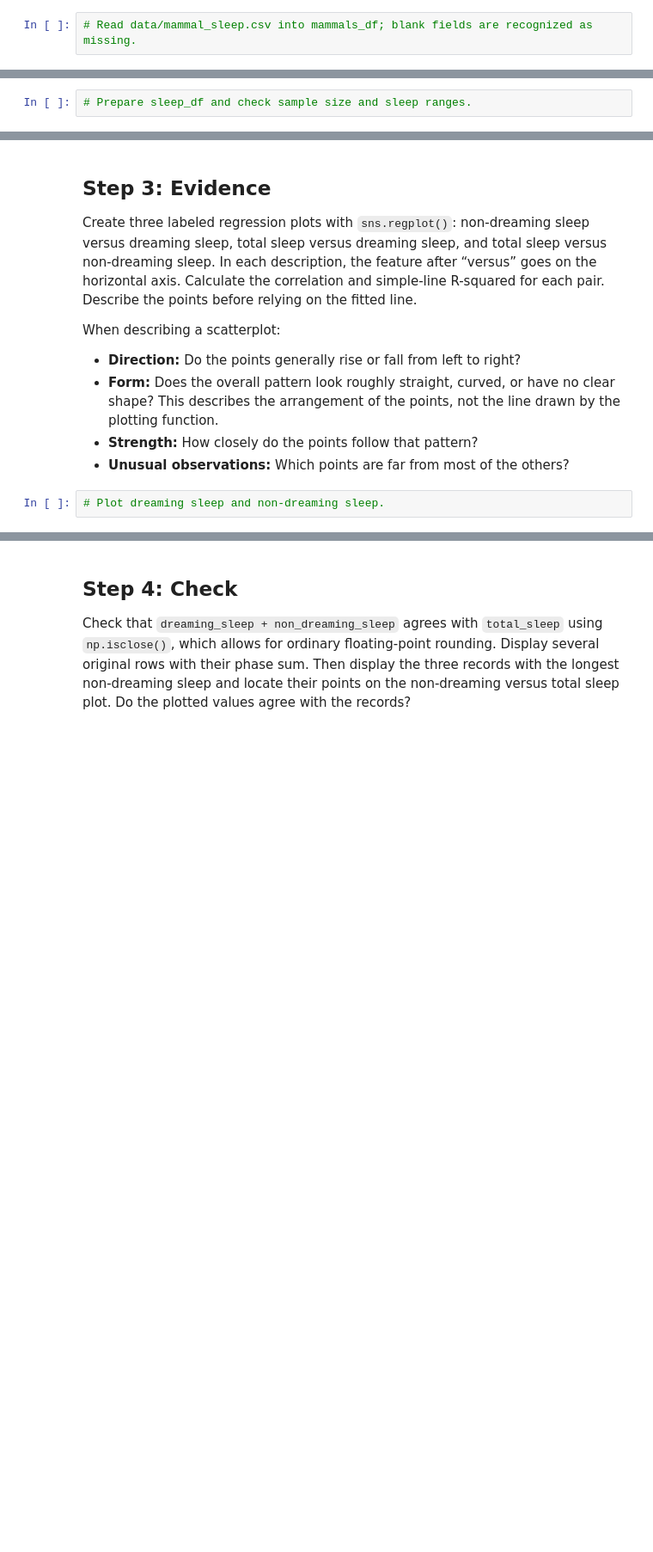
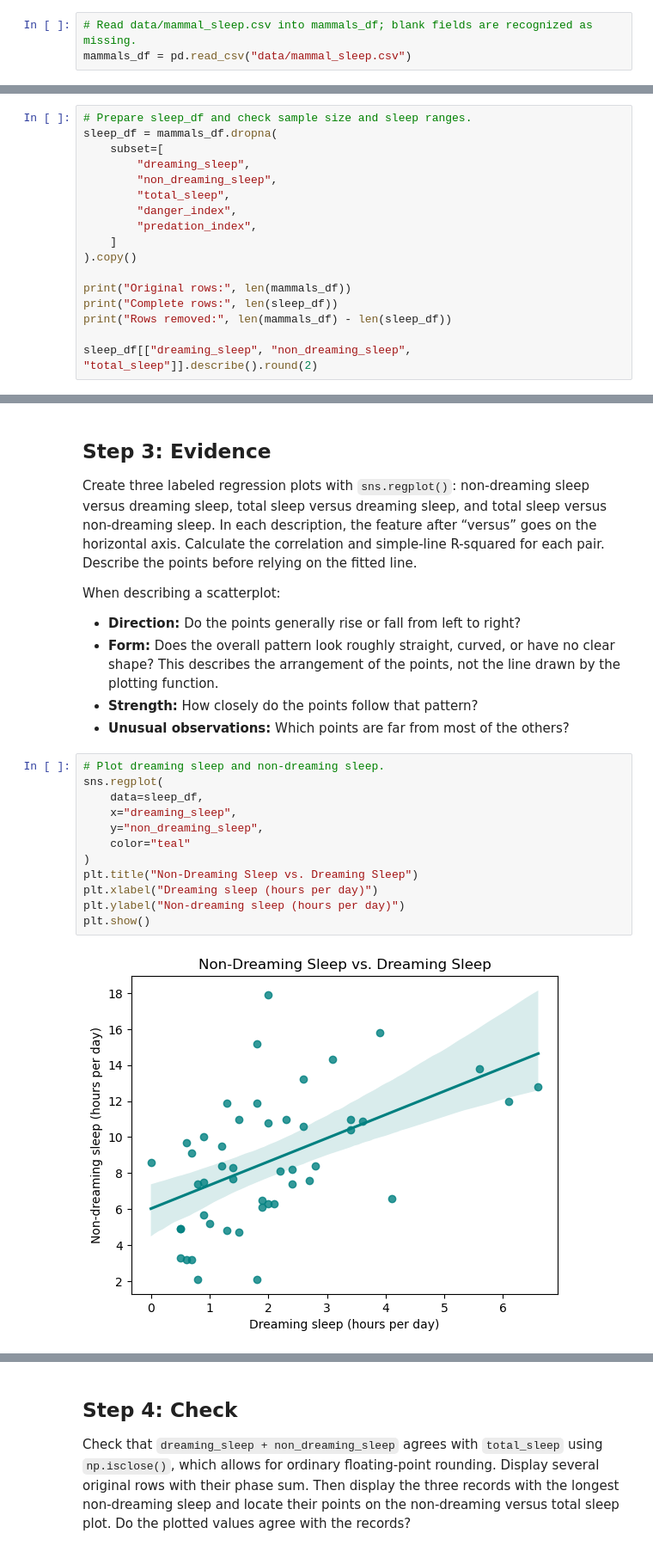
Before and after one commit to JPDeuce/Data_Visualization_and_Modeling_Campus, a Jupyter notebook: week03/lab/Lab - Relationships Between Quantitative Features.ipynb, the cells around one changed output, grey strips where cells are left out. Shown at 86% size. Saved outputs shown, nothing was run; the diff lists cells and outputs as text; blank space fills up the shorter version.

```diff
--- a/week03/lab/Lab - Relationships Between Quantitative Features.ipynb
+++ b/week03/lab/Lab - Relationships Between Quantitative Features.ipynb
@@ -64,5 +64,6 @@ import matplotlib.pyplot as plt
 import seaborn as sns
 # %%
 # Read data/mammal_sleep.csv into mammals_df; blank fields are recognized as missing.
+mammals_df = pd.read_csv("data/mammal_sleep.csv")
 # %%
 # Display the first five rows.
@@ -116,3 +170,18 @@ Create `sleep_df` from records complete for `dreaming_sleep`, `non_dreaming_slee
 Check that sleep measurements are between 0 and 24 hours per day.
 # %%
 # Prepare sleep_df and check sample size and sleep ranges.
+sleep_df = mammals_df.dropna(
+    subset=[
+        "dreaming_sleep",
+        "non_dreaming_sleep",
+        "total_sleep",
+        "danger_index",
+        "predation_index",
+    ]
+).copy()
+
+print("Original rows:", len(mammals_df))
+print("Complete rows:", len(sleep_df))
+print("Rows removed:", len(mammals_df) - len(sleep_df))
+
+sleep_df[["dreaming_sleep", "non_dreaming_sleep", "total_sleep"]].describe().round(2)
@@ -129,5 +211,17 @@ When describing a scatterplot:
 - **Unusual observations:** Which points are far from most of the others?
 # %%
 # Plot dreaming sleep and non-dreaming sleep.
+sns.regplot(
+    data=sleep_df,
+    x="dreaming_sleep",
+    y="non_dreaming_sleep",
+    color="teal"
+)
+plt.title("Non-Dreaming Sleep vs. Dreaming Sleep")
+plt.xlabel("Dreaming sleep (hours per day)")
+plt.ylabel("Non-dreaming sleep (hours per day)")
+plt.show()
+# %% [output]
+[figure, added]
 # %%
 # Plot dreaming sleep and total sleep.
```
Also changed, not shown: parts of 44 cells of this notebook.
